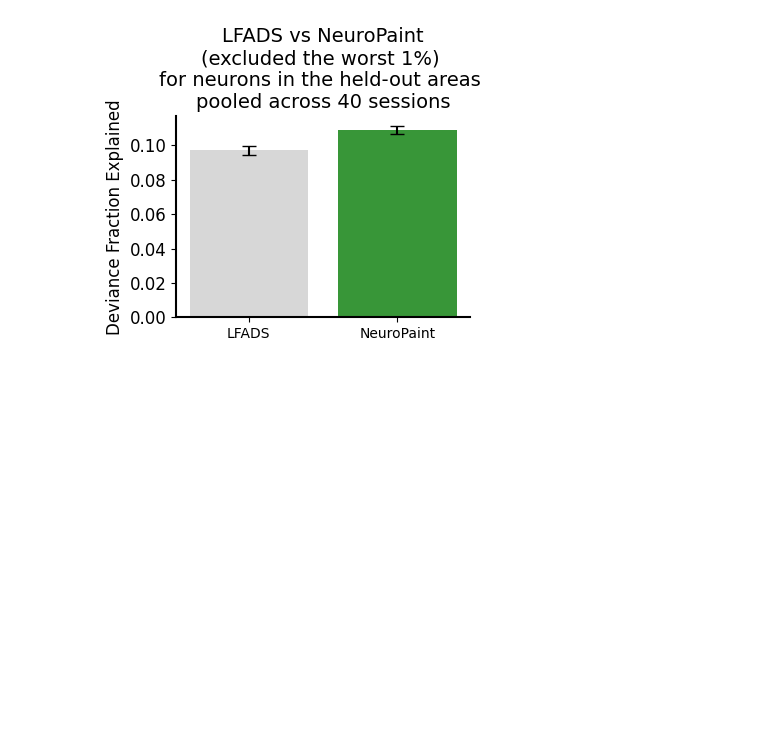
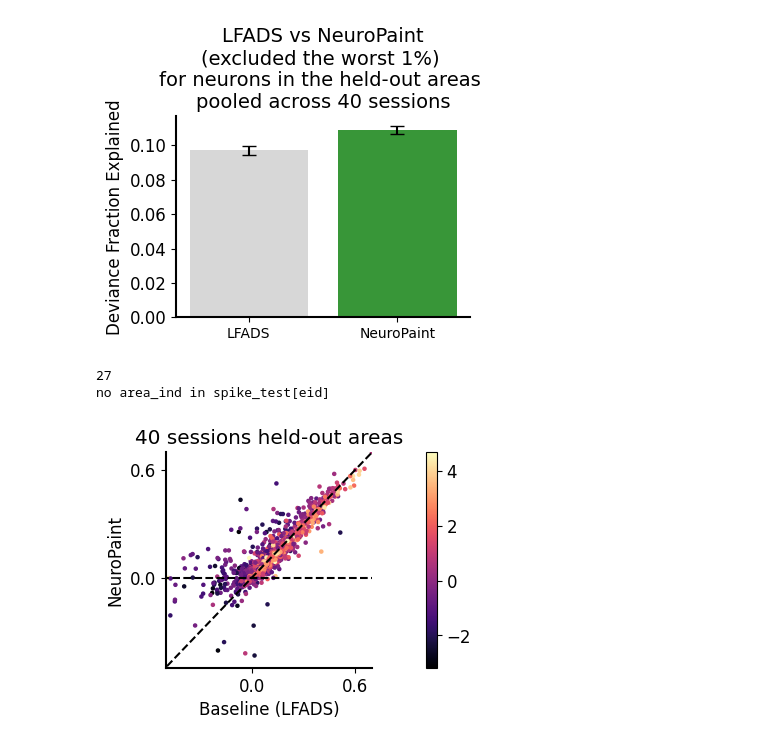
Before and after one commit to noahmfoster/NeuroPaint, a Jupyter notebook: fig3_MAP.ipynb, the cells around one changed output. Saved outputs shown, nothing was run; the diff lists cells and outputs as text; code cells hidden in the pictures; blank space fills up the shorter version.

```diff
--- a/fig3_MAP.ipynb
+++ b/fig3_MAP.ipynb
@@ -782,3 +782,82 @@ plt.tight_layout()
 plt.show()
 # %% [output]
 [figure]
+# %%
+dfe_lfads_all = []
+dfe_mae_all = []
+log_fr_all = []
+
+for eid_ind in range(40):
+    eid = heldout_info_list[eid_ind]['session_ind']
+
+    area_ind = heldout_info_list[eid_ind]['heldout_region_ind']
+
+    #select an area_ind that is recorded
+    # recorded_area_inds = np.array(list(spike_test[eid].keys()))
+    # recorded_area_inds = recorded_area_inds[recorded_area_inds != area_ind]
+    # area_ind = recorded_area_inds[1] #select the first recorded area_ind
+
+    if area_ind not in spike_test[eid].keys():
+        print(eid)
+        print('no area_ind in spike_test[eid]')
+        continue
+
+    if eid not in dfe_no_mask_pred.keys():
+        print(eid)
+        print('no eid in dfe_no_mask_pred')
+        continue
+
+    if area_ind not in dfe_no_mask_pred[eid].keys():
+        print(eid)
+        print('no area_ind in dfe_no_mask_pred')
+        continue
+
+    if dfe_no_mask_pred[eid][area_ind] is None:
+        print(eid)
+        print('dfe_no_mask_pred[eid][area_ind] is None')
+        continue
+
+    spike_region_test = spike_test[eid][area_ind]
+    mean_spike_number = np.mean(spike_region_test, axis=(0,1))*100 #unit Hz.
+
+    dfe_lfads_all.append(dfe_lfads_pred[eid][area_ind])
+    dfe_mae_all.append(dfe_no_mask_pred[eid][area_ind])
+    log_fr_all.append(np.log(mean_spike_number + 1e-12))
+
+dfe_lfads_all = np.concatenate(dfe_lfads_all)
+dfe_mae_all = np.concatenate(dfe_mae_all)
+log_fr_all = np.concatenate(log_fr_all)
+# %% [output]
+27
+no area_ind in spike_test[eid]
+# %%
+fig = plt.figure(figsize=(3.5,2.8))
+gs = gridspec.GridSpec(1, 2, width_ratios=[1, 0.05], wspace=0.5)
+ax1 = plt.subplot(gs[0])
+plt.title(f'40 sessions held-out areas')
+sc1 = ax1.scatter(dfe_lfads_all, dfe_mae_all, c=log_fr_all, cmap='magma', s=5)
+ax1.set_xlabel('Baseline (LFADS)')
+ax1.set_ylabel('NeuroPaint')
+ax1.plot([-1,1],[-1,1], 'k--')
+ax1.plot([-1,1],[0,0], 'k--')
+
+min = -0.5
+max = 0.7
+
+ax1.set_xlim([min,max])
+ax1.set_ylim([min,max])
+ax1.set_xticks([0, max-0.1])
+ax1.set_yticks([0, max-0.1])
+
+# Style adjustments
+for spine in ax1.spines.values():
+    spine.set_linewidth(1.5)
+ax1.spines['top'].set_visible(False)
+ax1.spines['right'].set_visible(False)
+
+cbar_ax = plt.subplot(gs[1])
+cbar = fig.colorbar(sc1, cax=cbar_ax)
+
+#plt.savefig(figure_path + f'fig3/dfe_w_log_fr_40sessions.pdf', transparent=True)
+# %% [output]
+[figure, added]
```
Also changed, not shown: 2 other files.
